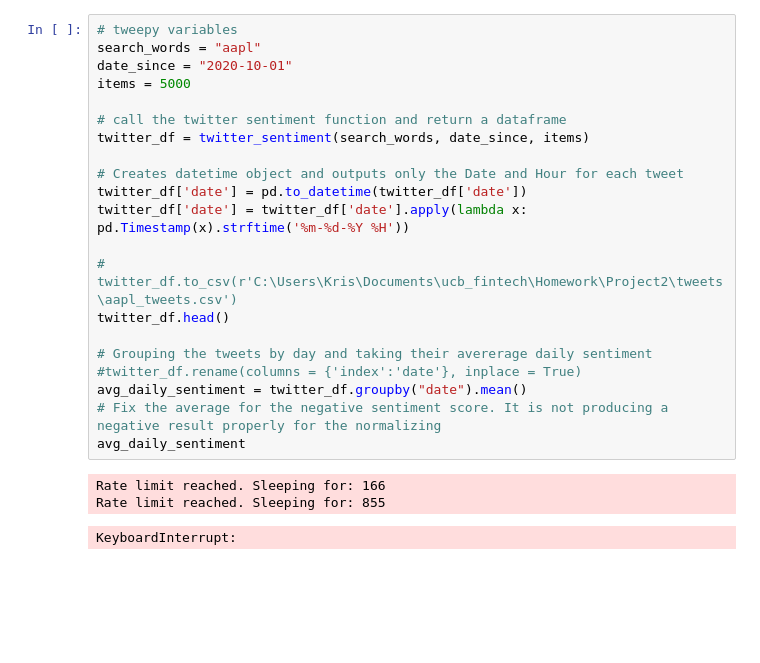
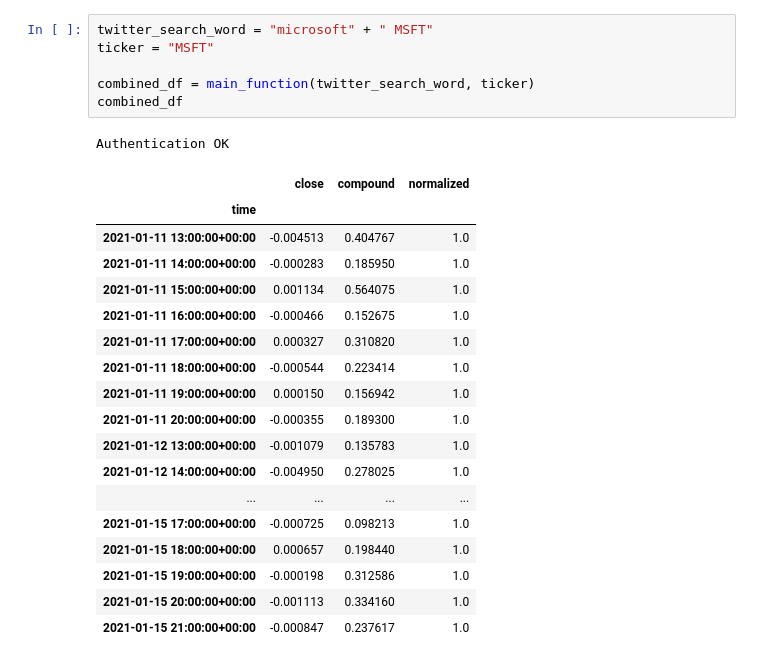
Before and after one commit to albertlk/4A_Trading, a Jupyter notebook: twitter.ipynb, the cells around one changed output. Cells and saved outputs as stored; diff of their text form; blank space fills up the shorter version.

Commit message:
Twitter Sentiment analysis complete

```diff
--- a/twitter.ipynb
+++ b/twitter.ipynb
@@ -183,25 +321,26 @@ def twitter_sentiment(search_words, date_since, items):
-# %%
-# tweepy variables
-search_words = "aapl"
-date_since = "2020-10-01"
-items = 5000
-
-# call the twitter sentiment function and return a dataframe
-twitter_df = twitter_sentiment(search_words, date_since, items)
-
-# Creates datetime object and outputs only the Date and Hour for each tweet
-twitter_df['date'] = pd.to_datetime(twitter_df['date'])
-twitter_df['date'] = twitter_df['date'].apply(lambda x: pd.Timestamp(x).strftime('%m-%d-%Y %H'))
-
-# twitter_df.to_csv(r'C:\Users\Kris\Documents\ucb_fintech\Homework\Project2\tweets\aapl_tweets.csv')
-twitter_df.head()
-
-# Grouping the tweets by day and taking their avererage daily sentiment
-#twitter_df.rename(columns = {'index':'date'}, inplace = True)
-avg_daily_sentiment = twitter_df.groupby("date").mean()
-# Fix the average for the negative sentiment score. It is not producing a negative result properly for the normalizing
-avg_daily_sentiment
-# %% [output]
-Rate limit reached. Sleeping for: 166
-Rate limit reached. Sleeping for: 855
-KeyboardInterrupt:
+# %%
+twitter_search_word = "microsoft" + " MSFT"
+ticker = "MSFT"
+
+combined_df = main_function(twitter_search_word, ticker)
+combined_df
+# %% [output]
+Authentication OK
+|  | close | compound | normalized |
+| time |  |  |  |
+| 2021-01-11 13:00:00+00:00 | -0.004513 | 0.404767 | 1.0 |
+| 2021-01-11 14:00:00+00:00 | -0.000283 | 0.185950 | 1.0 |
+| 2021-01-11 15:00:00+00:00 | 0.001134 | 0.564075 | 1.0 |
+| 2021-01-11 16:00:00+00:00 | -0.000466 | 0.152675 | 1.0 |
+| 2021-01-11 17:00:00+00:00 | 0.000327 | 0.310820 | 1.0 |
+| 2021-01-11 18:00:00+00:00 | -0.000544 | 0.223414 | 1.0 |
+| 2021-01-11 19:00:00+00:00 | 0.000150 | 0.156942 | 1.0 |
+| 2021-01-11 20:00:00+00:00 | -0.000355 | 0.189300 | 1.0 |
+| 2021-01-12 13:00:00+00:00 | -0.001079 | 0.135783 | 1.0 |
+| 2021-01-12 14:00:00+00:00 | -0.004950 | 0.278025 | 1.0 |
+| ... | ... | ... | ... |
+| 2021-01-15 17:00:00+00:00 | -0.000725 | 0.098213 | 1.0 |
+| 2021-01-15 18:00:00+00:00 | 0.000657 | 0.198440 | 1.0 |
+| 2021-01-15 19:00:00+00:00 | -0.000198 | 0.312586 | 1.0 |
+| 2021-01-15 20:00:00+00:00 | -0.001113 | 0.334160 | 1.0 |
+| 2021-01-15 21:00:00+00:00 | -0.000847 | 0.237617 | 1.0 |
```
Also changed, not shown: parts of 26 cells of this notebook, 6 other files.
